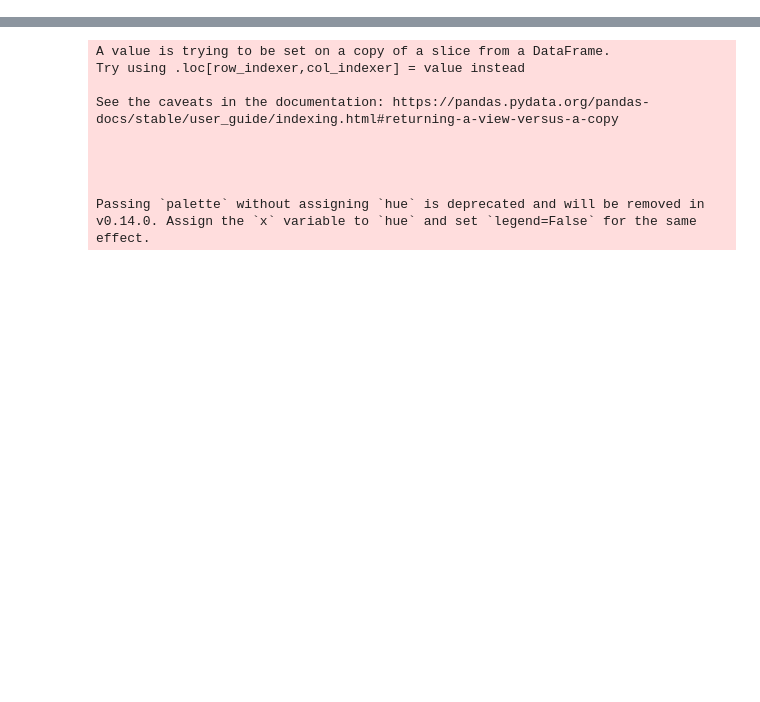
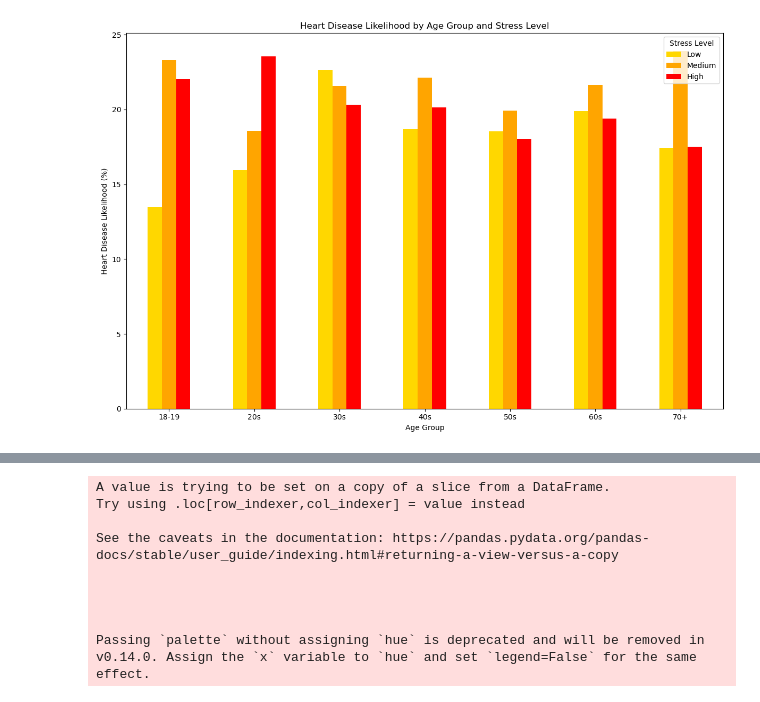
Before and after one commit to IsaacFerry/CS445-Final-Project, a Jupyter notebook: Joshs_Graphs.ipynb, the cells around one changed output, grey strips where cells are left out. Saved outputs shown, nothing was run; the diff lists cells and outputs as text; code cells hidden in the pictures; blank space fills up the shorter version.

```diff
--- a/Joshs_Graphs.ipynb
+++ b/Joshs_Graphs.ipynb
@@ -56,0 +101,22 @@ plt.show()
+# %%
+# group data by age group and exercise habits and calculate heart disease likelihood per group (%)
+grouped = df.groupby(['Age_Group', 'Stress Level'])['Heart Disease Status'].apply(
+    lambda x: (x == 'Yes').mean() * 100
+).reset_index(name='Heart Disease Likelihood')
+
+# create a pivot table for plotting
+age_order = ['18-19', '20s', '30s', '40s', '50s', '60s', '70+']
+pivot_df = grouped.pivot(index='Age_Group', columns='Stress Level', values='Heart Disease Likelihood')
+pivot_df = pivot_df.reindex(age_order)
+
+# Plotting the pivot table
+pivot_df[['Low', 'Medium', 'High']  ].plot(kind='bar', figsize=(12, 8),color=['gold', 'orange', 'red'])
+plt.title('Heart Disease Likelihood by Age Group and Stress Level')
+plt.xlabel('Age Group')
+plt.ylabel('Heart Disease Likelihood (%)')
+plt.xticks(rotation=0)
+plt.legend(title='Stress Level')
+plt.tight_layout()
+plt.show()
+# %% [output]
+[figure, added]
```
Also changed, not shown: parts of 10 cells of this notebook.
